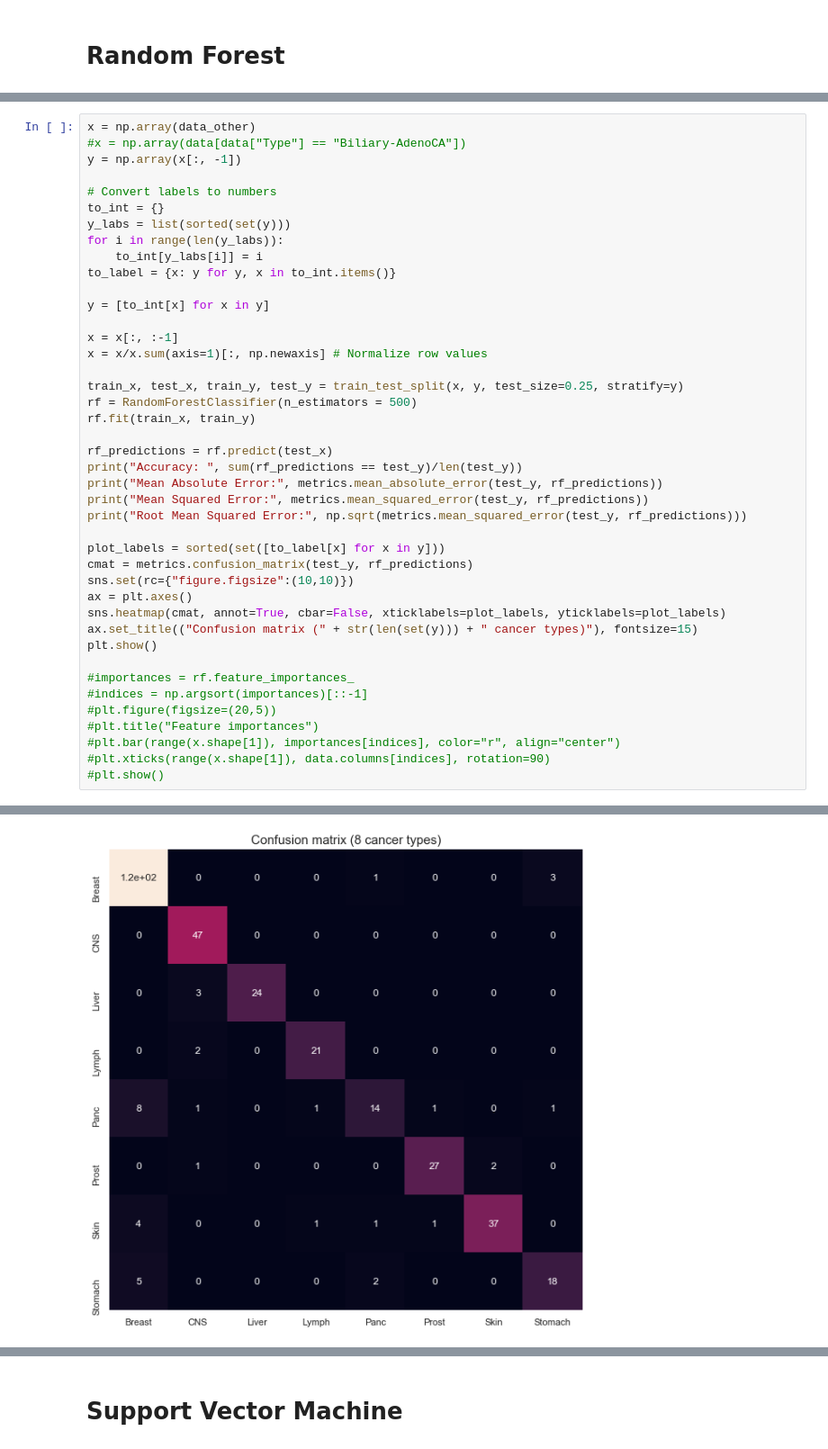
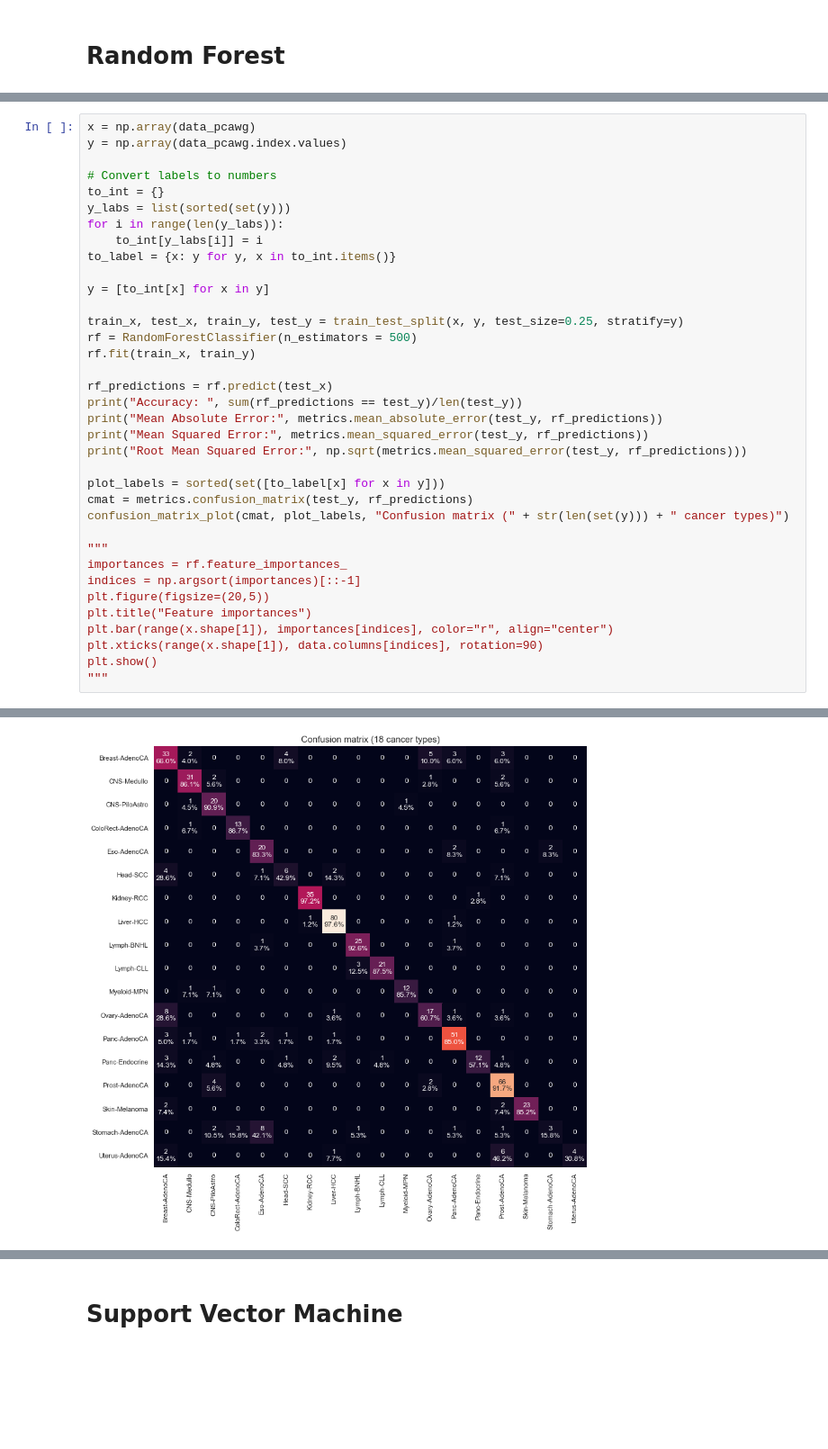
Before and after one commit to dovydask/MLMB-project, a Jupyter notebook: MachineLearning_inMolecularBiology2020_GroupProject.ipynb, the cells around one changed output, grey strips where cells are left out. Shown at 90% size. Drawn from its saved outputs; the diff is of its cells as text; blank space fills up the shorter version.

Commit message:
Confusion matrix plot and RF corrections

```diff
--- a/MachineLearning_inMolecularBiology2020_GroupProject.ipynb
+++ b/MachineLearning_inMolecularBiology2020_GroupProject.ipynb
@@ -219,7 +249,6 @@ PC_df["Type"] = list(data["Type"])
 # %%
-x = np.array(data_other)
-#x = np.array(data[data["Type"] == "Biliary-AdenoCA"])
-y = np.array(x[:, -1])
+x = np.array(data_pcawg)
+y = np.array(data_pcawg.index.values)
 
 # Convert labels to numbers
 to_int = {}
@@ -229,9 +258,6 @@ for i in range(len(y_labs)):
 to_label = {x: y for y, x in to_int.items()}
 
 y = [to_int[x] for x in y]
-
-x = x[:, :-1]
-x = x/x.sum(axis=1)[:, np.newaxis] # Normalize row values
 
 train_x, test_x, train_y, test_y = train_test_split(x, y, test_size=0.25, stratify=y)
 rf = RandomForestClassifier(n_estimators = 500)
@@ -245,17 +271,15 @@ print("Root Mean Squared Error:", np.sqrt(metrics.mean_squared_error(test_y, rf_
 
 plot_labels = sorted(set([to_label[x] for x in y]))
 cmat = metrics.confusion_matrix(test_y, rf_predictions)
-sns.set(rc={"figure.figsize":(10,10)})
-ax = plt.axes()
-sns.heatmap(cmat, annot=True, cbar=False, xticklabels=plot_labels, yticklabels=plot_labels)
-ax.set_title(("Confusion matrix (" + str(len(set(y))) + " cancer types)"), fontsize=15)
+confusion_matrix_plot(cmat, plot_labels, "Confusion matrix (" + str(len(set(y))) + " cancer types)")
+
+"""
+importances = rf.feature_importances_
+indices = np.argsort(importances)[::-1]
+plt.figure(figsize=(20,5))
+plt.title("Feature importances")
+plt.bar(range(x.shape[1]), importances[indices], color="r", align="center")
+plt.xticks(range(x.shape[1]), data.columns[indices], rotation=90)
 plt.show()
-
-#importances = rf.feature_importances_
-#indices = np.argsort(importances)[::-1]
-#plt.figure(figsize=(20,5))
-#plt.title("Feature importances")
-#plt.bar(range(x.shape[1]), importances[indices], color="r", align="center")
-#plt.xticks(range(x.shape[1]), data.columns[indices], rotation=90)
-#plt.show()
+"""
 # %% [output]
@@ -266,4 +290,4 @@ Root Mean Squared Error: 1.4895163282516508
-[figure, old version]
+[figure, new version]
 '\nimportances = rf.feature_importances_\nindices = np.argsort(importances)[::-1]\nplt.figure(figsize=(20,5))\nplt.title("Feature importances")\nplt.bar(range(x.shape[1]), importances[indices], color= ...
 # %% [markdown]
 # Support Vector Machine
```
Also changed, not shown: parts of 4 cells of this notebook.
